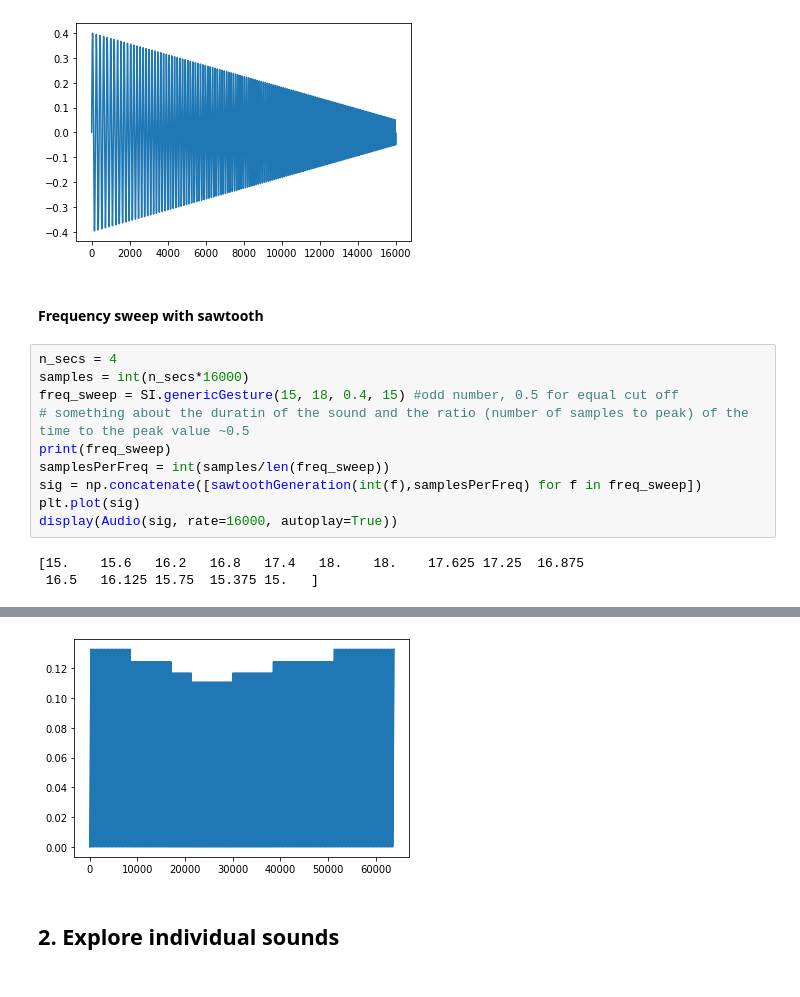
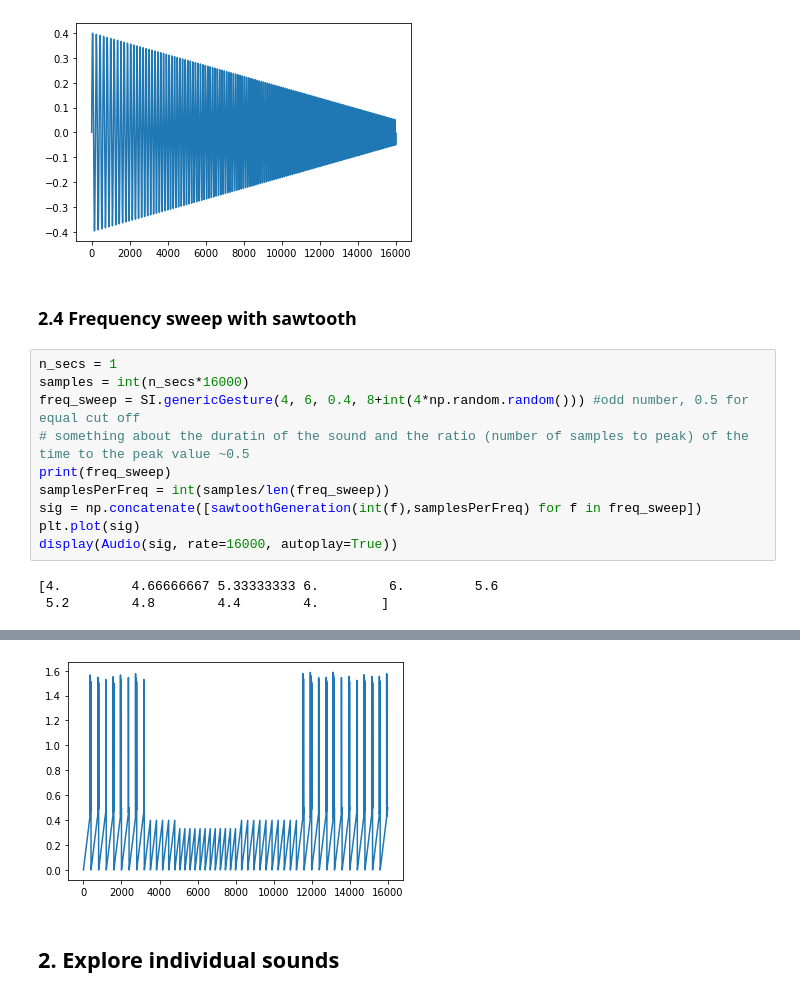
Before and after one commit to prashanthtr/DSGenerator, a Jupyter notebook: TextureVisualization-notebook.ipynb, the cells around one changed output, grey strips where cells are left out. Cells and saved outputs as stored; diff of their text form.

Commit message:
added latest version of generic synth

```diff
--- a/TextureVisualization-notebook.ipynb
+++ b/TextureVisualization-notebook.ipynb
@@ -131,22 +134,22 @@ display(Audio(sig, rate=16000, autoplay=True))
 [interactive output not drawn]
 [figure]
 # %% [markdown]
-#### Frequency sweep with sawtooth
+### 2.4 Frequency sweep with sawtooth
 # %%
-n_secs = 4
+n_secs = 1
 samples = int(n_secs*16000)
-freq_sweep = SI.genericGesture(15, 18, 0.4, 15) #odd number, 0.5 for equal cut off
+freq_sweep = SI.genericGesture(4, 6, 0.4, 8+int(4*np.random.random())) #odd number, 0.5 for equal cut off
 # something about the duratin of the sound and the ratio (number of samples to peak) of the time to the peak value ~0.5
 print(freq_sweep)
 samplesPerFreq = int(samples/len(freq_sweep))
 sig = np.concatenate([sawtoothGeneration(int(f),samplesPerFreq) for f in freq_sweep])
 plt.plot(sig)
 display(Audio(sig, rate=16000, autoplay=True))
 # %% [output]
-[15.    15.6   16.2   16.8   17.4   18.    18.    17.625 17.25  16.875
- 16.5   16.125 15.75  15.375 15.   ]
+[4.         4.66666667 5.33333333 6.         6.         5.6
+ 5.2        4.8        4.4        4.        ]
 [interactive output not drawn]
-[figure, old version]
+[figure, new version]
 # %% [markdown]
 ## 2. Explore individual sounds
 # %%
```
Also changed, not shown: parts of 15 cells of this notebook, 3 other files.
